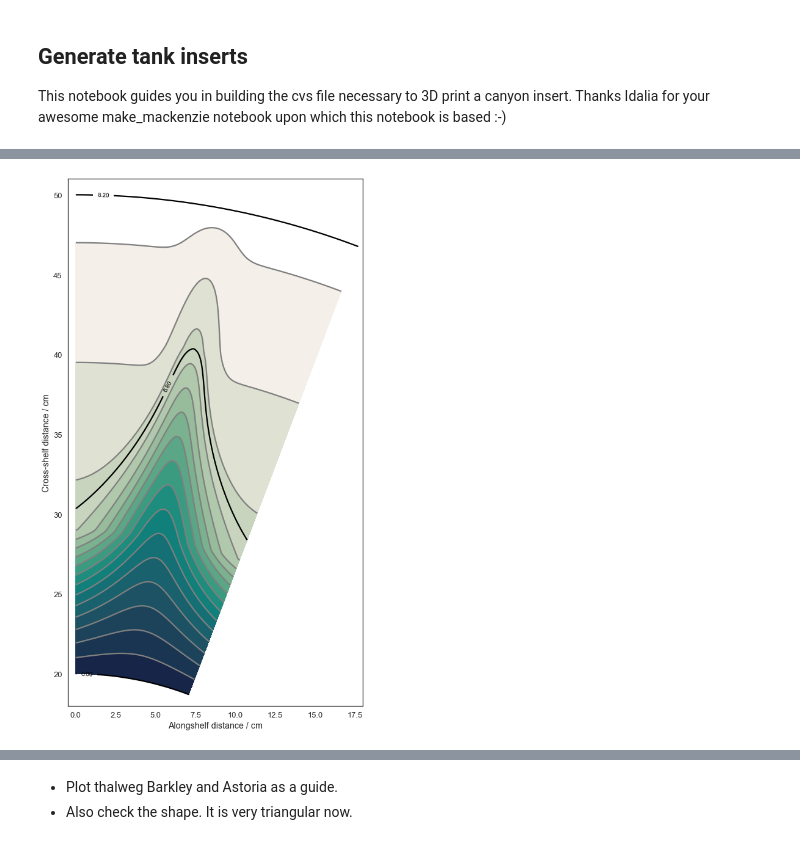
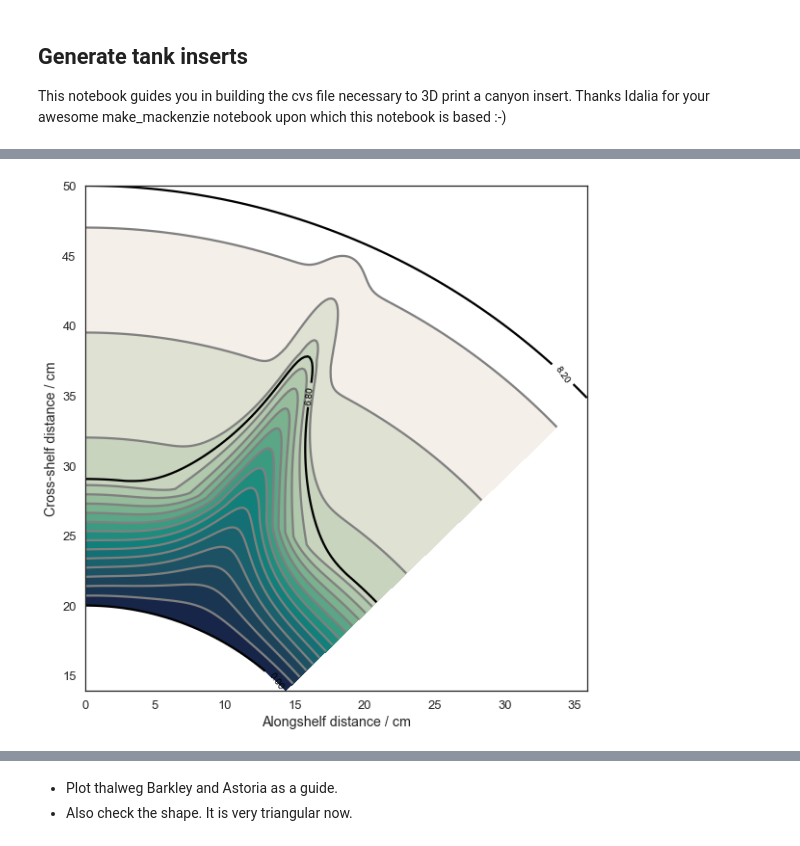
Before and after one commit to UBC-MOAD/buildcanyon, a Jupyter notebook: Bathymetry/GenerateTankBathymetry_Inserts.ipynb, the cells around one changed output, grey strips where cells are left out. Drawn from its saved outputs; the diff is of its cells as text; code cells hidden in the pictures.

```diff
--- a/Bathymetry/GenerateTankBathymetry_Inserts.ipynb
+++ b/Bathymetry/GenerateTankBathymetry_Inserts.ipynb
@@ -337,0 +381,32 @@ for jj in np.arange(len(th)):
+# %%
+sns.set_style('white')
+levels = [0.0000001,h_sbreak,0.082]
+levels2 = np.arange(0,83,10)
+
+fig = plt.figure(figsize=(25,15))
+ax2 = fig.add_subplot(111, polar=True)
+
+cs=ax2.contour(th_mesh, r_mesh, topography,20, colors=['0.5'])
+plt.clabel(cs, cs.levels, inline=True, fmt='%1.2f', fontsize=10)
+
+cs = ax2.contour(th_mesh, r_mesh, topography, levels=levels, colors='k')
+ax2.plot(np.ones(30)*(ini_insert),np.linspace(0.2,0.5,30), '--', color='orangered' )
+ax2.plot(np.ones(30)*(end_insert),np.linspace(0.2,0.5,30), '--', color='orangered', label='Insert limits')
+
+ax2.plot(np.linspace(th_insert/2-w_break/2,th_insert/2+w_break/2,30),np.ones(30)*(r_shelf),
+         '-', color='red', label=r'$W_{sb}$=%1.3f m' %(w_break*r_shelf))
+ax2.plot(np.linspace(th_insert/2-w_mid/2,th_insert/2+w_mid/2,30),np.ones(30)*(r_shelf+L/2),
+         '-', color='orangered', label=r'$W_{mid}$=%1.3f m' %(w_mid*(r_shelf + (L/2))))
+ax2.plot(np.linspace(th_insert/2-w_head/2,th_insert/2+w_head/2,30),np.ones(30)*(r_shelf+L),
+         '-', color='orange',label=r'$W_{head}$=%1.3f m' %(w_head*(r_shelf + (L)) ))
+
+ax2.plot(np.ones(30)*(th_insert/2),np.linspace(r_shelf,r_shelf+L,30), '-', color='yellow', label=r'$L$=%1.3f m' %L)
+
+ax2.set_rlim(0,0.5)
+ax2.set_thetamin(np.min(th_mesh)*360/(2*np.pi))
+ax2.set_thetamax(np.max(th_mesh)*360/(2*np.pi))
+ax2.set_theta_zero_location('N', offset=-10)
+ax2.set_ylabel('Cross-shelf distance / m')
+
+ax2.legend(loc=3)
+plt.savefig('tank/insert_bathy_specs_bw.pdf',orientation='portrait', papertype='letter', format='pdf',pad_inches=0.0)
@@ -421,24 +498,24 @@ Text(0.5,0,'Depth / cm')
 # %%
-# Zoom insert, only contours
+# Zoom insert
 sns.set_style('white')
 levels = [0.00001,6.8,8.2]
 levels2 = np.arange(0,83,5)
 
 
 fig = plt.figure(figsize=(8.28,12.99))
 ax = fig.add_subplot(111)
 ax.contourf(y_mesh*100, x_mesh*100, topography*100, levels=levels2/10, cmap=cmo.cm.tempo_r)
 cs = ax.contour(y_mesh*100, x_mesh*100, topography*100, levels=levels, colors='k')
 plt.clabel(cs, cs.levels, inline=True, fmt='%1.2f', fontsize=10)
 cs2 = ax.contour(y_mesh*100, x_mesh*100, topography*100, levels=levels2/10, colors='0.5', linewidth='0.1')
 ax.set_ylabel('Cross-shelf distance / cm')
 ax.set_xlabel('Alongshelf distance / cm')
-ax.set_xlim(-0.5,18)
-ax.set_ylim(18,51)
+#ax.set_xlim(-0.5,18)
+#ax.set_ylim(18,51)
 ax.set_aspect(1)
 plt.tight_layout()
 plt.savefig('tank/insert_contours_color.pdf',orientation='portrait', papertype='letter', format='pdf',pad_inches=0.0)
 # %% [output]
-[figure, old version]
+[figure, new version]
 # %%
 # Zoom insert, only contours
```
Also changed, not shown: parts of 10 cells of this notebook, 1 other file.
